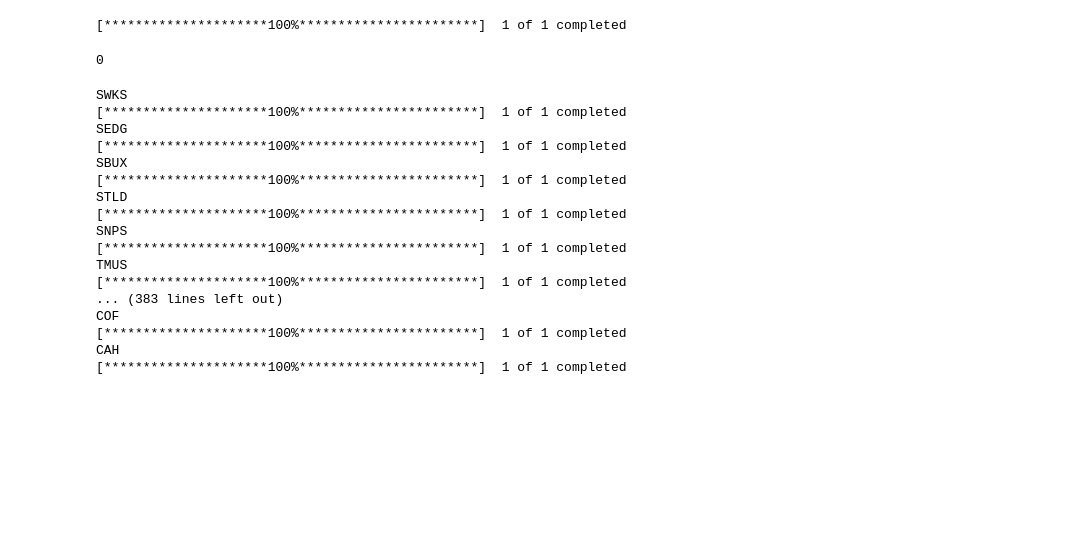
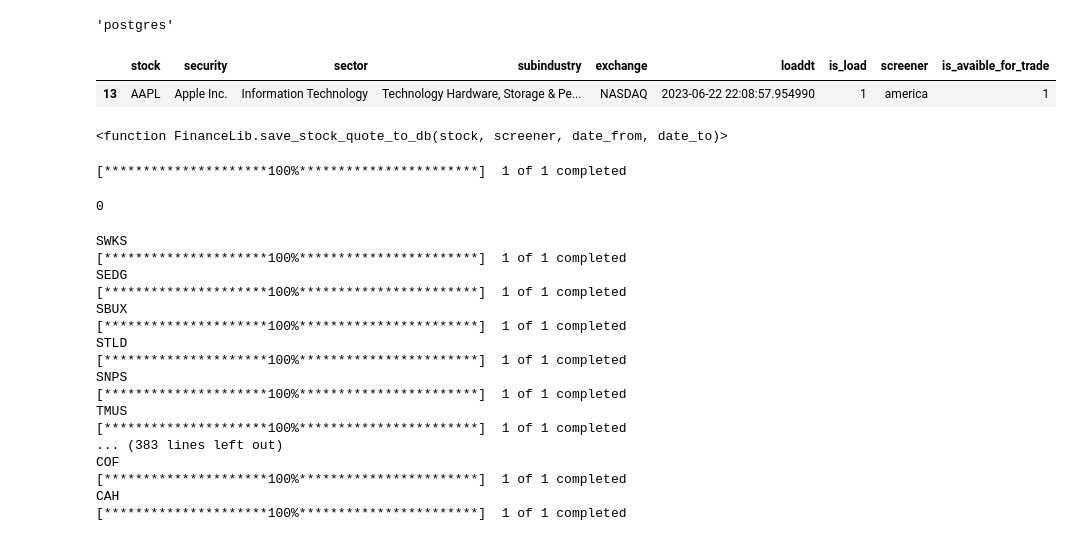
Before and after one commit to kravchukpetr/FinanceProject, a Jupyter notebook: ipynb/Load Ticks.ipynb, the cells around one changed output. Drawn from its saved outputs; the diff is of its cells as text; code cells hidden in the pictures; blank space fills up the shorter version.

```diff
--- a/ipynb/Load Ticks.ipynb
+++ b/ipynb/Load Ticks.ipynb
@@ -67,4 +29,17 @@ CALL finance.p_load_stock_list('ZTS', 'Zoetis' , 'Health Care', 'Pharmaceuticals
 # %%
-# os.environ['PG_PWD']
+os.environ['PG_PWD']
+# %% [output]
+'postgres'
+# %%
+stock_df = fl.get_stock_list_from_db()
+# %%
+stock_df[stock_df['stock'] == "AAPL"]
+# %% [output]
+|  | stock | security | sector | subindustry | exchange | loaddt | is_load | screener | is_avaible_for_trade |
+| 13 | AAPL | Apple Inc. | Information Technology | Technology Hardware, Storage & Pe... | NASDAQ | 2023-06-22 22:08:57.954990 | 1 | america | 1 |
+# %%
+fl.save_stock_quote_to_db
+# %% [output]
+<function FinanceLib.save_stock_quote_to_db(stock, screener, date_from, date_to)>
 # %%
 #check what load in work
```
Also changed, not shown: parts of 24 cells of this notebook, 6 other files.
